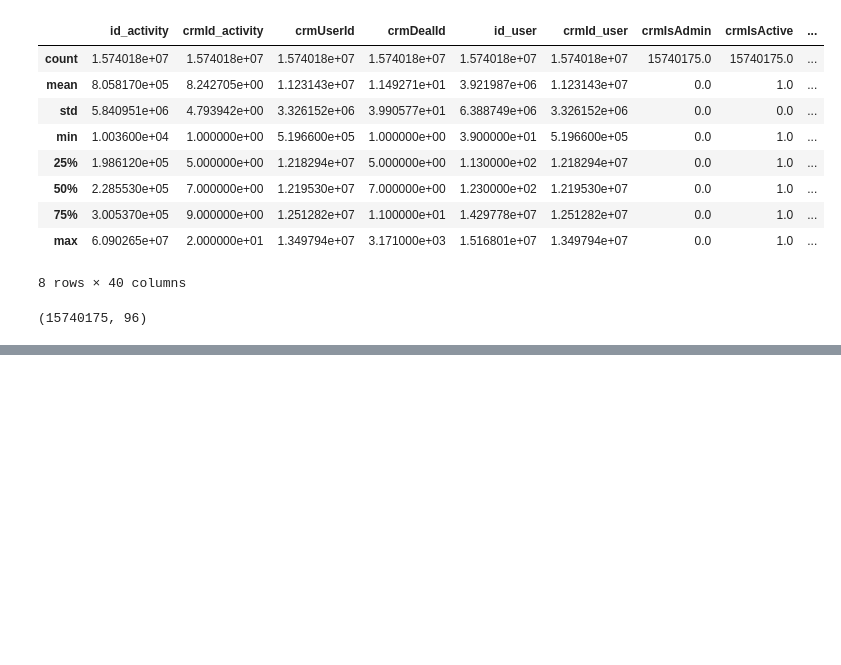
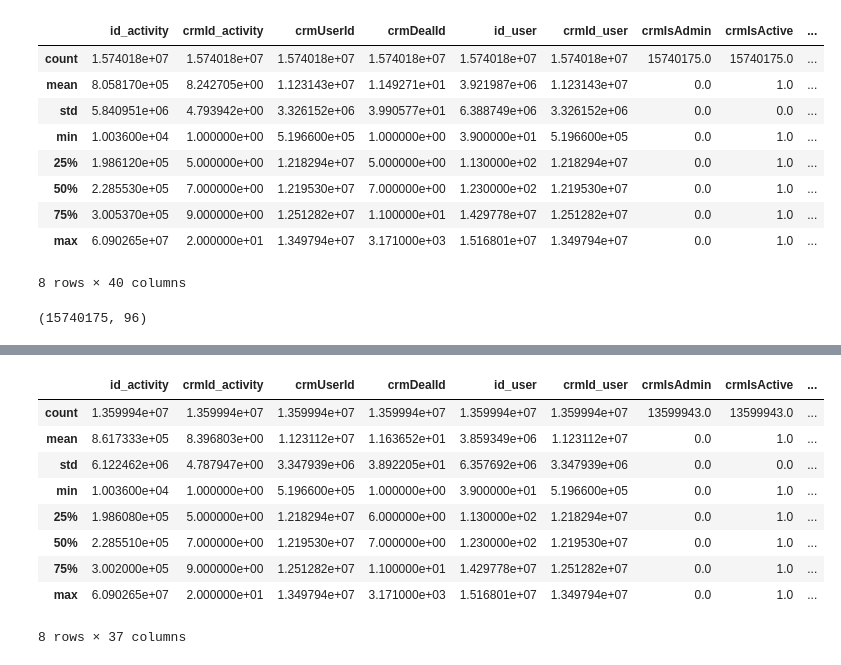
Before and after one commit to Ochwada/Data-Science-2023, a Jupyter notebook: Sales_Analysis/preprocessing.ipynb, the cells around one changed output, grey strips where cells are left out. Cells and saved outputs as stored; diff of their text form; code cells hidden in the pictures; blank space fills up the shorter version.

```diff
--- a/Sales_Analysis/preprocessing.ipynb
+++ b/Sales_Analysis/preprocessing.ipynb
@@ -97,0 +96,5 @@ Profile = ProfileReport(df, title = "CRM data reporting")
+# %%
+#df.isnull().sum()
+# Remove columns with no data
+df = df.drop(['crmCity_customer', 'crmStreet_customer', 'crmZipCode_customer'], axis=1)
+df.describe()
@@ -97,0 +112,16 @@ Profile = ProfileReport(df, title = "CRM data reporting")
+# %%
+#missing_crmOrgId_customer = df[df['crmOrgId_customer'].isnull()]
+#print(missing_crmOrgId_customer)
+df = df.dropna(subset=['crmOrgId_customer'])
+df.describe()
+# %% [output]
+|  | id_activity | crmId_activity | crmUserId | crmDealId | id_user | crmId_user | crmIsAdmin | crmIsActive | ... |
+| count | 1.359994e+07 | 1.359994e+07 | 1.359994e+07 | 1.359994e+07 | 1.359994e+07 | 1.359994e+07 | 13599943.0 | 13599943.0 | ... |
+| mean | 8.617333e+05 | 8.396803e+00 | 1.123112e+07 | 1.163652e+01 | 3.859349e+06 | 1.123112e+07 | 0.0 | 1.0 | ... |
+| std | 6.122462e+06 | 4.787947e+00 | 3.347939e+06 | 3.892205e+01 | 6.357692e+06 | 3.347939e+06 | 0.0 | 0.0 | ... |
+| min | 1.003600e+04 | 1.000000e+00 | 5.196600e+05 | 1.000000e+00 | 3.900000e+01 | 5.196600e+05 | 0.0 | 1.0 | ... |
+| 25% | 1.986080e+05 | 5.000000e+00 | 1.218294e+07 | 6.000000e+00 | 1.130000e+02 | 1.218294e+07 | 0.0 | 1.0 | ... |
+| 50% | 2.285510e+05 | 7.000000e+00 | 1.219530e+07 | 7.000000e+00 | 1.230000e+02 | 1.219530e+07 | 0.0 | 1.0 | ... |
+| 75% | 3.002000e+05 | 9.000000e+00 | 1.251282e+07 | 1.100000e+01 | 1.429778e+07 | 1.251282e+07 | 0.0 | 1.0 | ... |
+| max | 6.090265e+07 | 2.000000e+01 | 1.349794e+07 | 3.171000e+03 | 1.516801e+07 | 1.349794e+07 | 0.0 | 1.0 | ... |
+8 rows × 37 columns
```
Also changed, not shown: parts of 14 cells of this notebook, 1 other file.
